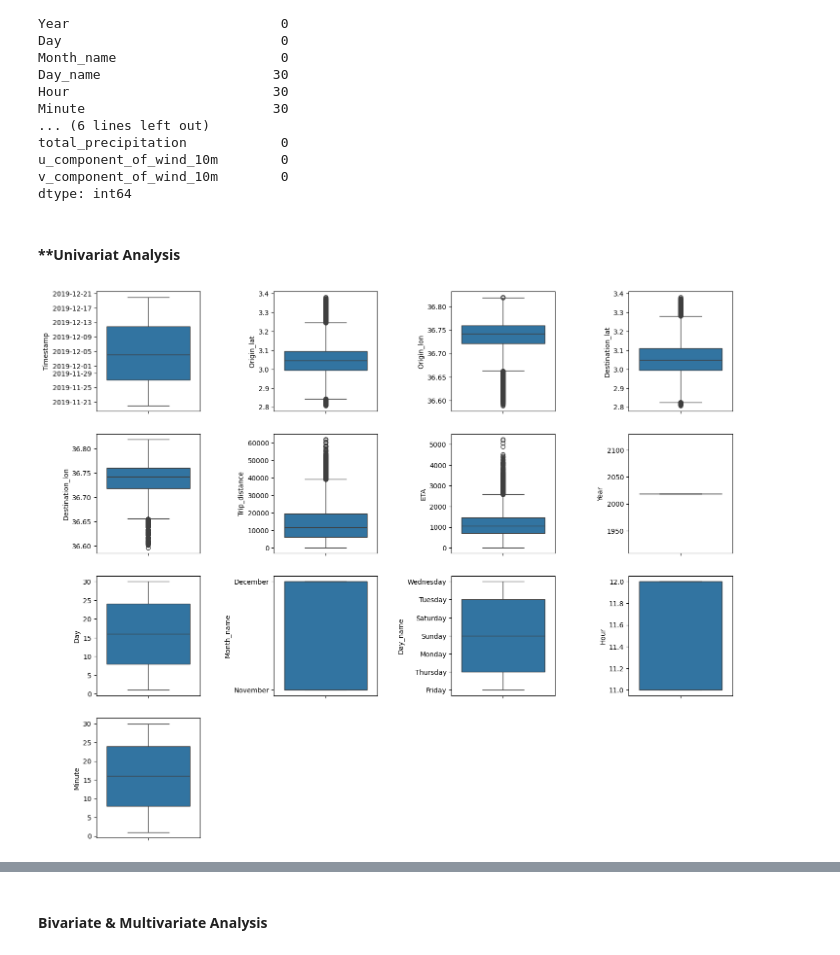
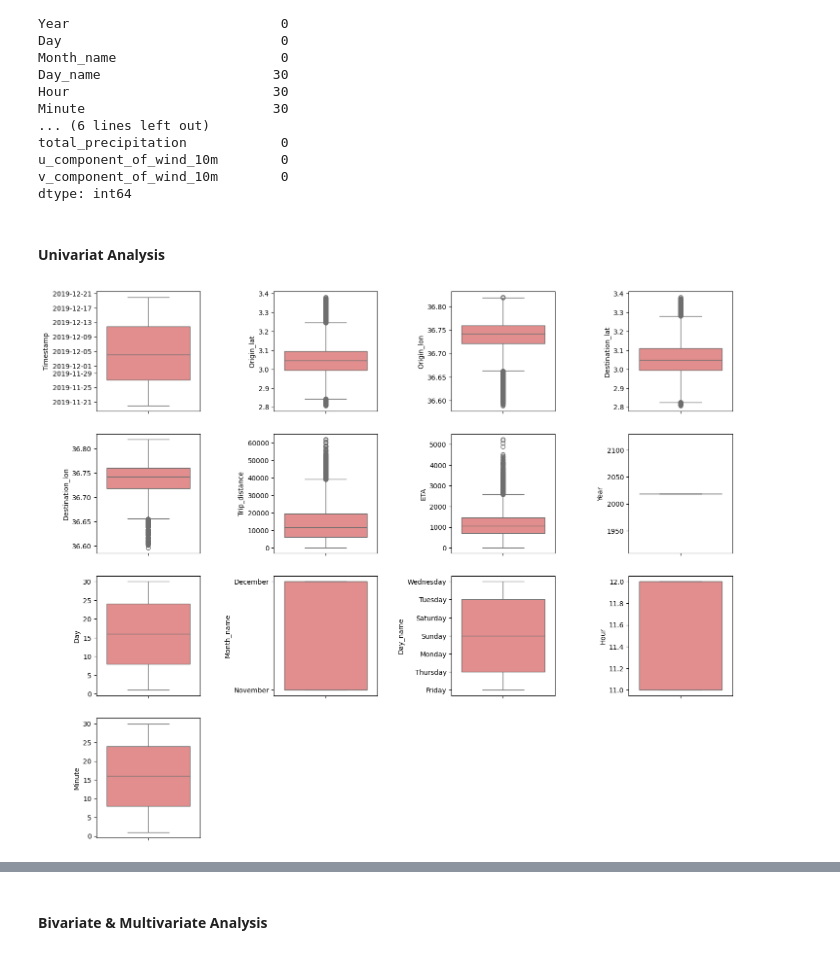
Before and after one commit to damzking/final-pro, a Jupyter notebook: Notebook/ETA-prediction.ipynb, the cells around one changed output, grey strips where cells are left out. Saved outputs shown, nothing was run; the diff lists cells and outputs as text; code cells hidden in the pictures.

```diff
--- a/Notebook/ETA-prediction.ipynb
+++ b/Notebook/ETA-prediction.ipynb
@@ -290,19 +311,19 @@ dtype: int64
 # %%
 train_weath_df = train_weath_df.dropna()
 # %% [markdown]
-#### **Univariat Analysis
+#### **Univariat Analysis**
 # %%
 #train_df_noid = train_df.drop(['ID'], axis=1)
 
 plt.figure(figsize=(15, 15))
 
 for i, variable in enumerate(train_df_noid):
     plt.subplot(5,4, i + 1)
-    sns.boxplot(train_df_noid,y=train_df_noid[variable])
+    sns.boxplot(train_df_noid,y=train_df_noid[variable],color='lightcoral')
     plt.tight_layout(pad=3)
     plt.xticks(rotation=45)
 # %% [output]
-[figure, old version]
+[figure, new version]
 # %%
 plt.figure(figsize=(15, 20))
 
```
Also changed, not shown: parts of 41 cells of this notebook, 1 other file.
